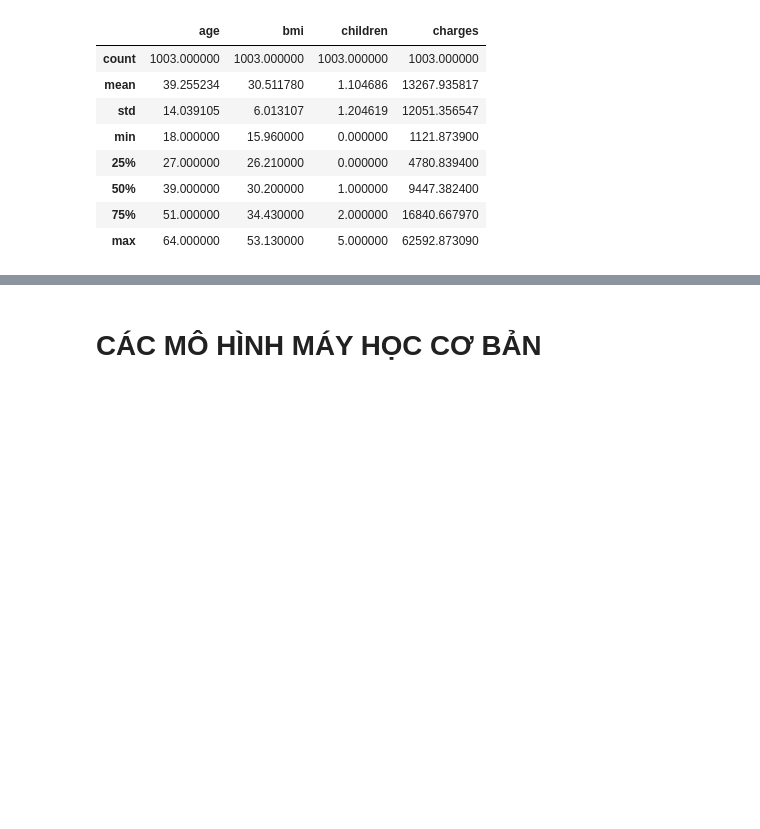
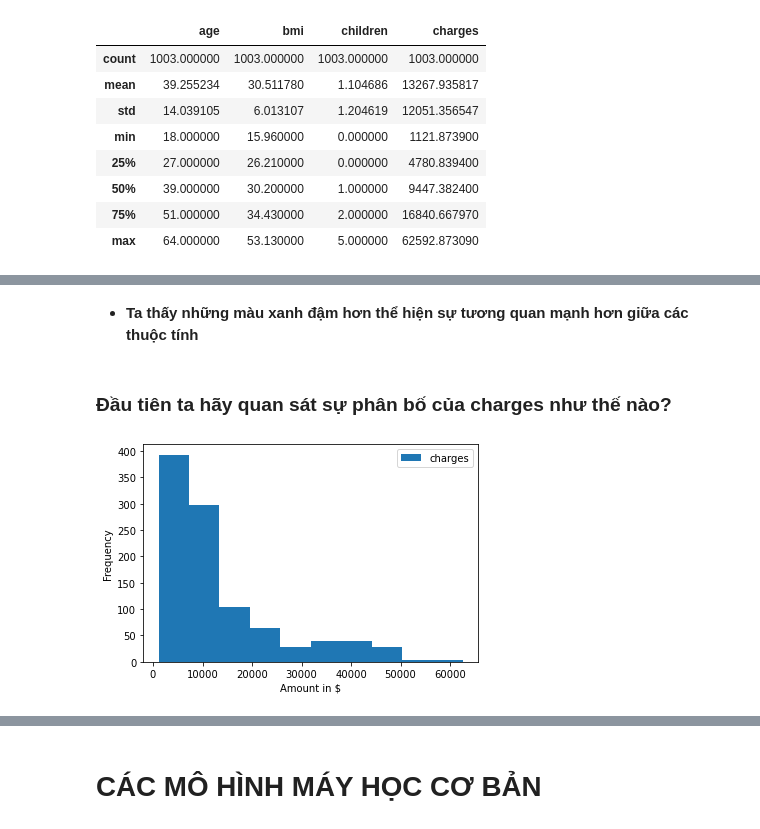
Before and after one commit to trucnguyen13/Medical_Charges, a Jupyter notebook: trucquan+linearmodel.ipynb, the cells around one changed output, grey strips where cells are left out. Drawn from its saved outputs; the diff is of its cells as text; code cells hidden in the pictures; blank space fills up the shorter version.

```diff
--- a/trucquan+linearmodel.ipynb
+++ b/trucquan+linearmodel.ipynb
@@ -248,0 +114,11 @@ plt.plot(data_df['bmi'],data_df['charges'])
+# %% [markdown]
+- **Ta thấy những màu xanh đậm hơn thể hiện sự tương quan mạnh hơn giữa các thuộc tính**
+# %% [markdown]
+### Đầu tiên ta hãy quan sát sự phân bố của charges như thế nào?
+# %%
+data_df.charges.plot(kind='hist')
+plt.xlabel('Amount in $')
+plt.legend()
+plt.show()
+# %% [output]
+[figure, added]
```
Also changed, not shown: parts of 104 cells of this notebook.
